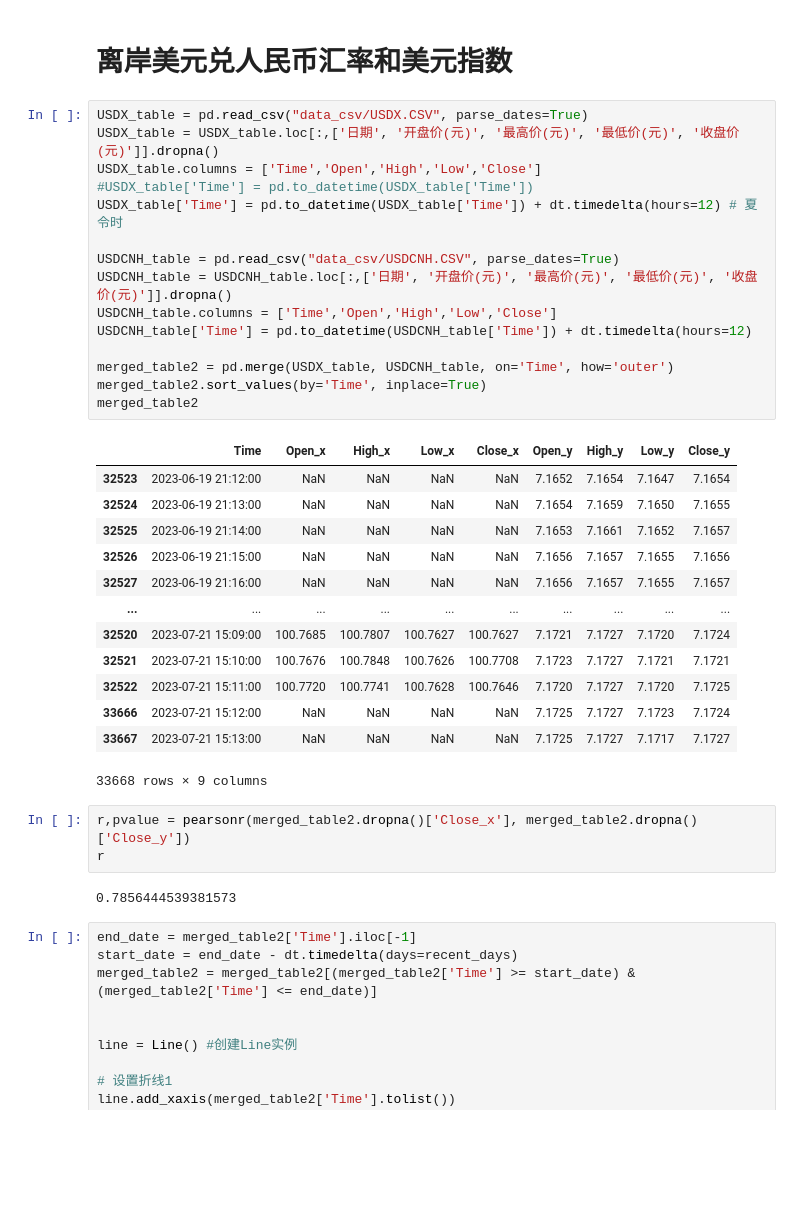
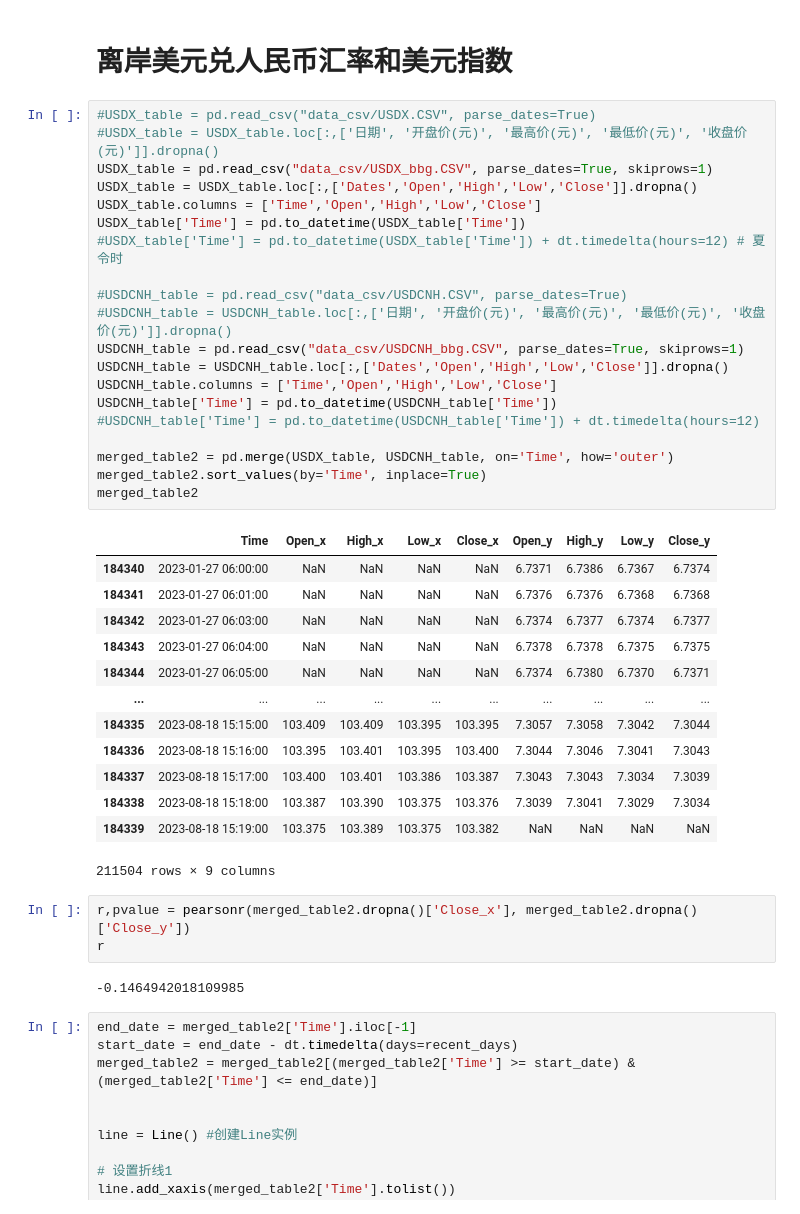
Before and after one commit to SiruoTu/Correlation-exchangeRate-stockIndex, a Jupyter notebook: 汇率股指相关性.ipynb, the cells around one changed output. Saved outputs shown, nothing was run; the diff lists cells and outputs as text; blank space fills up the shorter version.

```diff
--- a/汇率股指相关性.ipynb
+++ b/汇率股指相关性.ipynb
@@ -148,39 +152,44 @@ r
 # %% [markdown]
 # 离岸美元兑人民币汇率和美元指数
 # %%
-USDX_table = pd.read_csv("data_csv/USDX.CSV", parse_dates=True)
-USDX_table = USDX_table.loc[:,['日期', '开盘价(元)', '最高价(元)', '最低价(元)', '收盘价(元)']].dropna()
+#USDX_table = pd.read_csv("data_csv/USDX.CSV", parse_dates=True)
+#USDX_table = USDX_table.loc[:,['日期', '开盘价(元)', '最高价(元)', '最低价(元)', '收盘价(元)']].dropna()
+USDX_table = pd.read_csv("data_csv/USDX_bbg.CSV", parse_dates=True, skiprows=1)
+USDX_table = USDX_table.loc[:,['Dates','Open','High','Low','Close']].dropna()
 USDX_table.columns = ['Time','Open','High','Low','Close']
-#USDX_table['Time'] = pd.to_datetime(USDX_table['Time'])
-USDX_table['Time'] = pd.to_datetime(USDX_table['Time']) + dt.timedelta(hours=12) # 夏令时
+USDX_table['Time'] = pd.to_datetime(USDX_table['Time'])
+#USDX_table['Time'] = pd.to_datetime(USDX_table['Time']) + dt.timedelta(hours=12) # 夏令时
 
-USDCNH_table = pd.read_csv("data_csv/USDCNH.CSV", parse_dates=True)
-USDCNH_table = USDCNH_table.loc[:,['日期', '开盘价(元)', '最高价(元)', '最低价(元)', '收盘价(元)']].dropna()
+#USDCNH_table = pd.read_csv("data_csv/USDCNH.CSV", parse_dates=True)
+#USDCNH_table = USDCNH_table.loc[:,['日期', '开盘价(元)', '最高价(元)', '最低价(元)', '收盘价(元)']].dropna()
+USDCNH_table = pd.read_csv("data_csv/USDCNH_bbg.CSV", parse_dates=True, skiprows=1)
+USDCNH_table = USDCNH_table.loc[:,['Dates','Open','High','Low','Close']].dropna()
 USDCNH_table.columns = ['Time','Open','High','Low','Close']
-USDCNH_table['Time'] = pd.to_datetime(USDCNH_table['Time']) + dt.timedelta(hours=12)
+USDCNH_table['Time'] = pd.to_datetime(USDCNH_table['Time'])
+#USDCNH_table['Time'] = pd.to_datetime(USDCNH_table['Time']) + dt.timedelta(hours=12)
 
 merged_table2 = pd.merge(USDX_table, USDCNH_table, on='Time', how='outer')
 merged_table2.sort_values(by='Time', inplace=True)
 merged_table2
 # %% [output]
 |  | Time | Open_x | High_x | Low_x | Close_x | Open_y | High_y | Low_y | Close_y |
-| 32523 | 2023-06-19 21:12:00 | NaN | NaN | NaN | NaN | 7.1652 | 7.1654 | 7.1647 | 7.1654 |
-| 32524 | 2023-06-19 21:13:00 | NaN | NaN | NaN | NaN | 7.1654 | 7.1659 | 7.1650 | 7.1655 |
-| 32525 | 2023-06-19 21:14:00 | NaN | NaN | NaN | NaN | 7.1653 | 7.1661 | 7.1652 | 7.1657 |
-| 32526 | 2023-06-19 21:15:00 | NaN | NaN | NaN | NaN | 7.1656 | 7.1657 | 7.1655 | 7.1656 |
-| 32527 | 2023-06-19 21:16:00 | NaN | NaN | NaN | NaN | 7.1656 | 7.1657 | 7.1655 | 7.1657 |
+| 184340 | 2023-01-27 06:00:00 | NaN | NaN | NaN | NaN | 6.7371 | 6.7386 | 6.7367 | 6.7374 |
+| 184341 | 2023-01-27 06:01:00 | NaN | NaN | NaN | NaN | 6.7376 | 6.7376 | 6.7368 | 6.7368 |
+| 184342 | 2023-01-27 06:03:00 | NaN | NaN | NaN | NaN | 6.7374 | 6.7377 | 6.7374 | 6.7377 |
+| 184343 | 2023-01-27 06:04:00 | NaN | NaN | NaN | NaN | 6.7378 | 6.7378 | 6.7375 | 6.7375 |
+| 184344 | 2023-01-27 06:05:00 | NaN | NaN | NaN | NaN | 6.7374 | 6.7380 | 6.7370 | 6.7371 |
 | ... | ... | ... | ... | ... | ... | ... | ... | ... | ... |
-| 32520 | 2023-07-21 15:09:00 | 100.7685 | 100.7807 | 100.7627 | 100.7627 | 7.1721 | 7.1727 | 7.1720 | 7.1724 |
-| 32521 | 2023-07-21 15:10:00 | 100.7676 | 100.7848 | 100.7626 | 100.7708 | 7.1723 | 7.1727 | 7.1721 | 7.1721 |
-| 32522 | 2023-07-21 15:11:00 | 100.7720 | 100.7741 | 100.7628 | 100.7646 | 7.1720 | 7.1727 | 7.1720 | 7.1725 |
-| 33666 | 2023-07-21 15:12:00 | NaN | NaN | NaN | NaN | 7.1725 | 7.1727 | 7.1723 | 7.1724 |
-| 33667 | 2023-07-21 15:13:00 | NaN | NaN | NaN | NaN | 7.1725 | 7.1727 | 7.1717 | 7.1727 |
+| 184335 | 2023-08-18 15:15:00 | 103.409 | 103.409 | 103.395 | 103.395 | 7.3057 | 7.3058 | 7.3042 | 7.3044 |
+| 184336 | 2023-08-18 15:16:00 | 103.395 | 103.401 | 103.395 | 103.400 | 7.3044 | 7.3046 | 7.3041 | 7.3043 |
+| 184337 | 2023-08-18 15:17:00 | 103.400 | 103.401 | 103.386 | 103.387 | 7.3043 | 7.3043 | 7.3034 | 7.3039 |
+| 184338 | 2023-08-18 15:18:00 | 103.387 | 103.390 | 103.375 | 103.376 | 7.3039 | 7.3041 | 7.3029 | 7.3034 |
+| 184339 | 2023-08-18 15:19:00 | 103.375 | 103.389 | 103.375 | 103.382 | NaN | NaN | NaN | NaN |
-33668 rows × 9 columns
+211504 rows × 9 columns
 # %%
 r,pvalue = pearsonr(merged_table2.dropna()['Close_x'], merged_table2.dropna()['Close_y'])
 r
 # %% [output]
-0.7856444539381573
+-0.1464942018109985
 # %%
 end_date = merged_table2['Time'].iloc[-1]
 start_date = end_date - dt.timedelta(days=recent_days)
```
Also changed, not shown: parts of 12 cells of this notebook, 5 other files.
